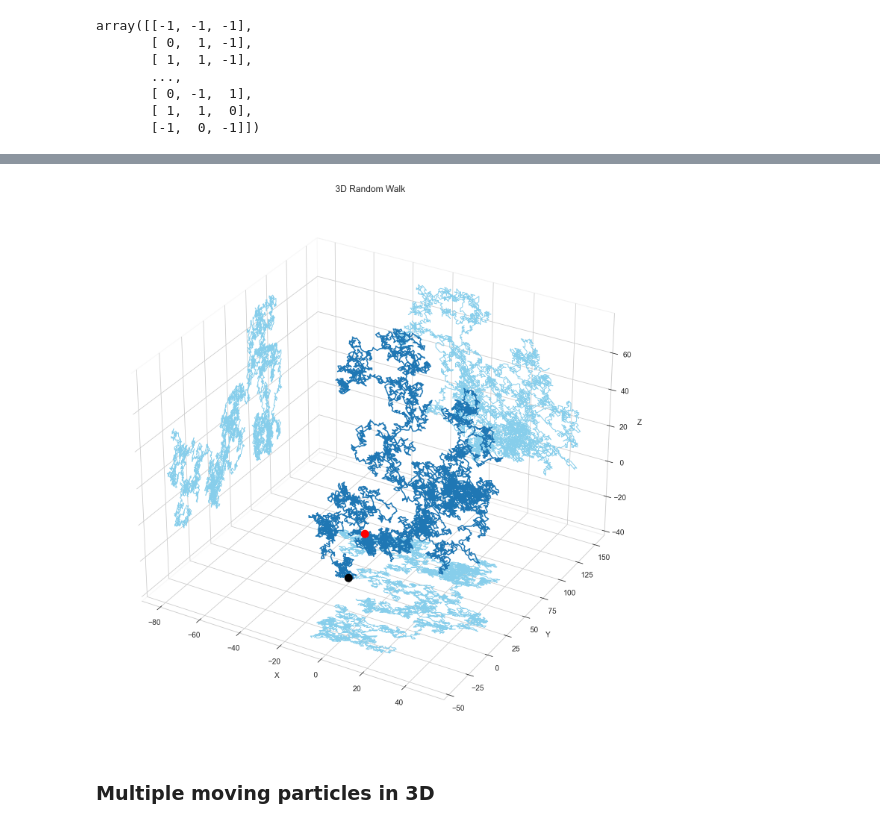
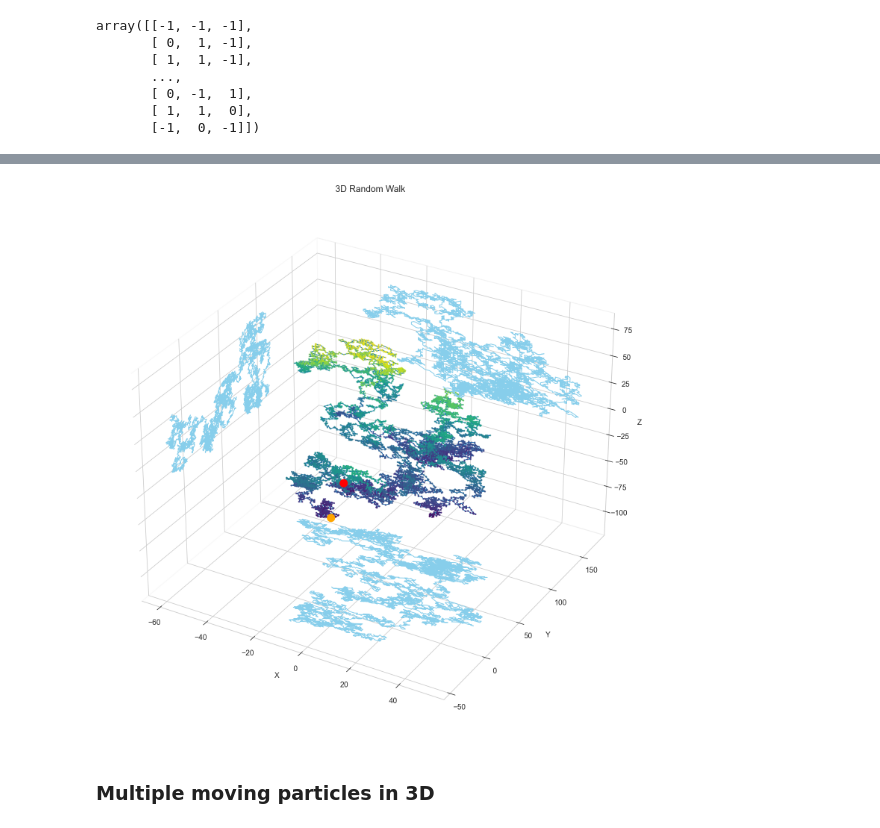
Before and after one commit to UCLA-Chem114/lab_notebooks, a Jupyter notebook: lecture_notebooks/8c_random_walk.ipynb, the cells around one changed output, grey strips where cells are left out. Drawn from its saved outputs; the diff is of its cells as text; code cells hidden in the pictures.

```diff
--- a/lecture_notebooks/8c_random_walk.ipynb
+++ b/lecture_notebooks/8c_random_walk.ipynb
@@ -237,24 +265,25 @@ start, stop
 # %%
 fig = plt.figure(figsize=(10,10))
 ax = Axes3D(fig)
 ax.grid(True)
 ax.xaxis.pane.fill = ax.yaxis.pane.fill = ax.zaxis.pane.fill = False
 ax.set_xlabel('X')
 ax.set_ylabel('Y')
 ax.set_zlabel('Z')
 
-ax.plot3D(path[:,0], path[:,2], 'skyblue', zdir='y', zs=150, lw=1 )
-ax.plot3D(path[:,1], path[:,2], 'skyblue', zdir='x', zs=-80, lw=1)
-ax.plot3D(path[:,0], path[:,1], 'skyblue', zdir='z', zs=-40, lw=1)
-ax.plot3D(path[:,0], path[:,1], path[:,2]) #c=path[:,2], cmap='Blues', edgecolors='k'
+ax.plot3D(path[:,0], path[:,2], 'skyblue', zdir='y', zs=170, lw=1)
+ax.plot3D(path[:,1], path[:,2], 'skyblue', zdir='x', zs=-60, lw=1)
+ax.plot3D(path[:,0], path[:,1], 'skyblue', zdir='z', zs=-110, lw=1)
 ax.plot3D(start[:,0], start[:,1], start[:,2],
           color = 'r', marker='o', ms=10)
 ax.plot3D(stop[:,0], stop[:,1], stop[:,2],
-          color = 'k', marker='o', ms=10)
+          color = 'orange', marker='o', ms=10)
+ax.plot3D(path[:,0], path[:,1], path[:,2], lw=1, zorder=1)
+ax.scatter3D(path[:,0], path[:,1], path[:,2], c=path[:,2], cmap='viridis', s=2, zorder=5)
 
 plt.title('3D Random Walk');
 # %% [output]
-[figure, old version]
+[figure, new version]
 # %% [markdown]
 ### Multiple moving particles in 3D
 # %%
```
Also changed, not shown: parts of 11 cells of this notebook.
